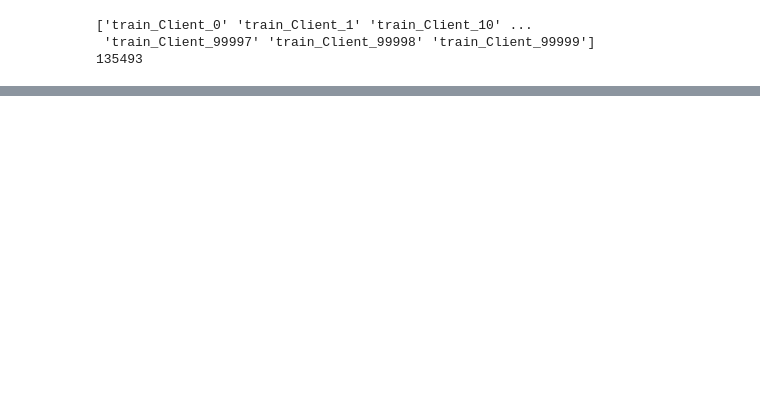
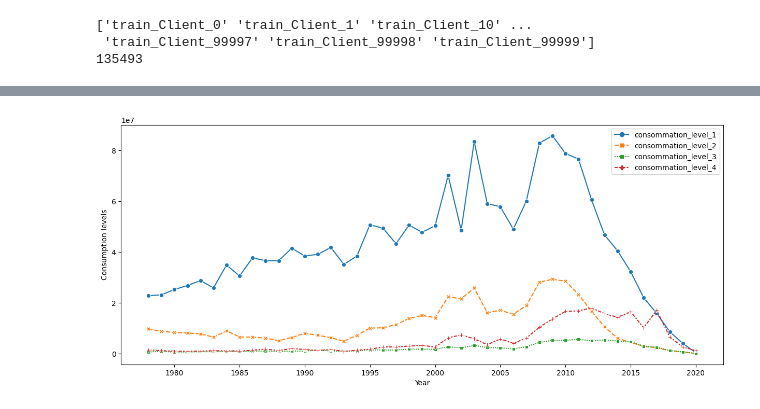
Before and after one commit to tomduese/ds-fraud-detection, a Jupyter notebook: fraud_detection.ipynb, the cells around one changed output, grey strips where cells are left out. Cells and saved outputs as stored; diff of their text form; code cells hidden in the pictures; blank space fills up the shorter version.

```diff
--- a/fraud_detection.ipynb
+++ b/fraud_detection.ipynb
@@ -303,0 +384,24 @@ Error:
+# %%
+# Create a new dataframe with just the relevant columns
+consumption_df = merged_df_train[['creation_date', 'consommation_level_1', 'consommation_level_2', 'consommation_level_3', 'consommation_level_4']].copy()
+
+# Set the creation_date column as the index
+consumption_df.set_index('creation_date', inplace=True)
+
+# Resample the data by year and sum the consumption levels
+yearly_consumption_df = consumption_df.resample('Y').sum()
+
+# Plot the data
+fig, ax = plt.subplots(figsize=(15, 6))
+sns.lineplot(data=yearly_consumption_df, markers=True)
+
+# Set the x-axis label
+plt.xlabel('Year')
+
+# Set the y-axis label
+plt.ylabel('Consumption levels')
+
+# Show the plot
+plt.show()
+# %% [output]
+[figure, added]
```
Also changed, not shown: parts of 17 cells of this notebook.
